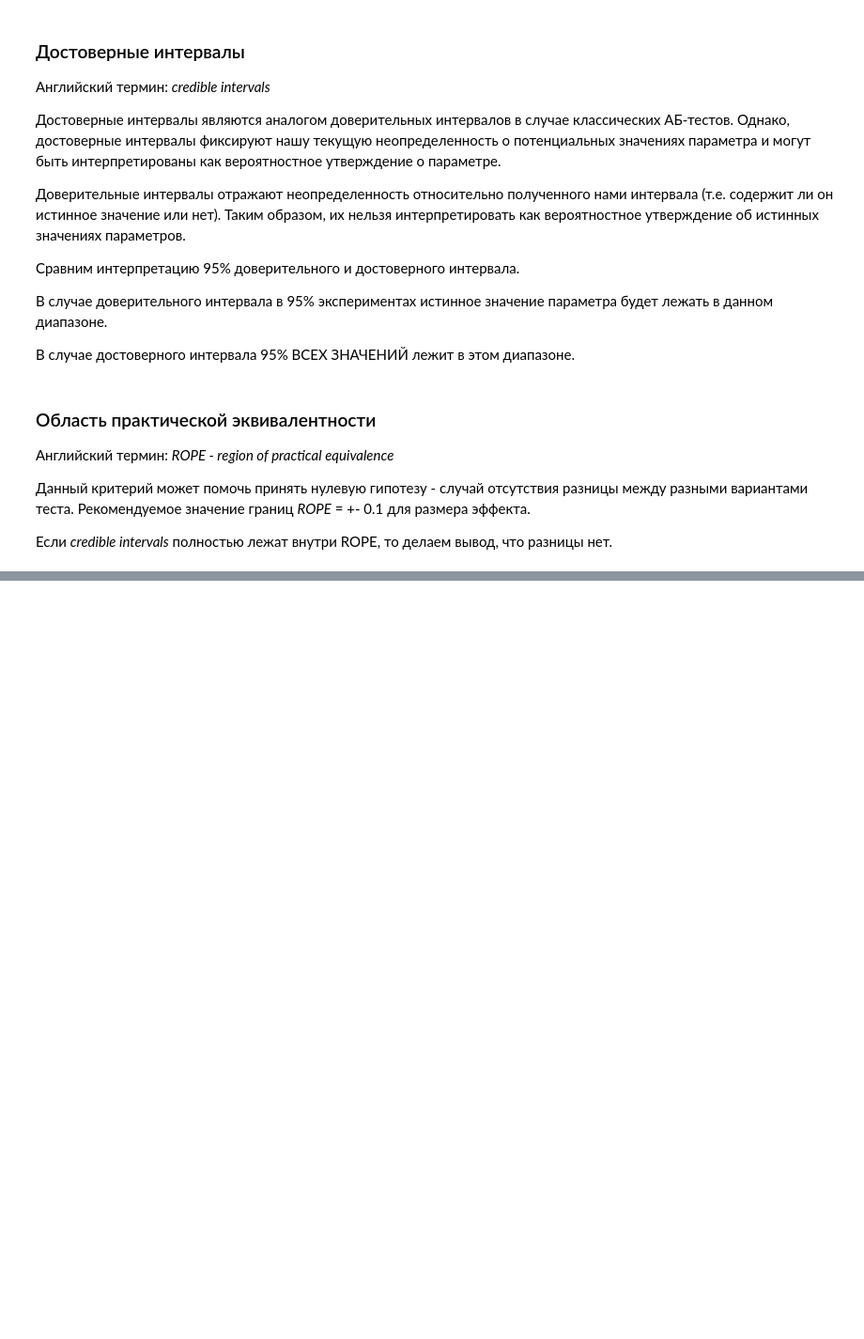
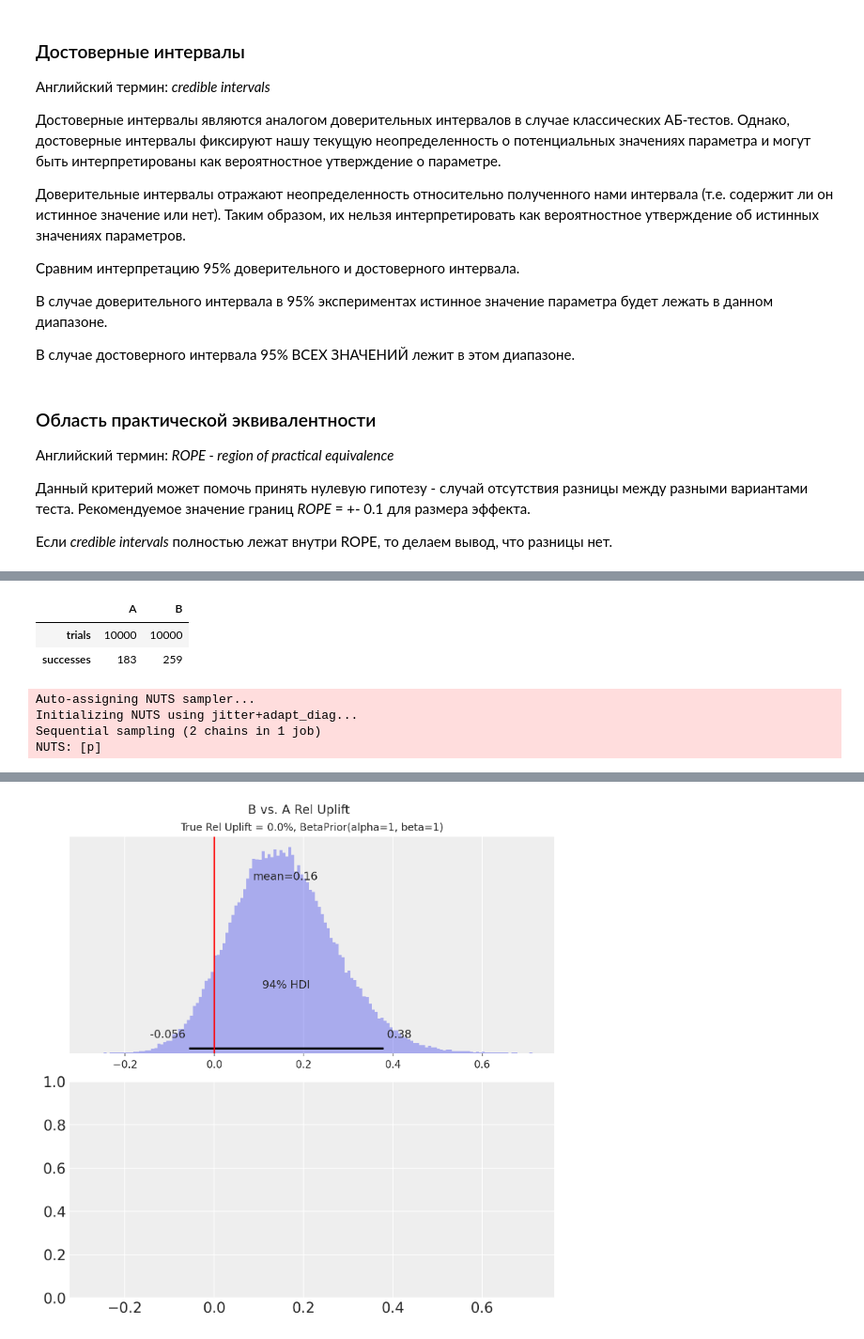
Before and after one commit to iakubovskii7/AB, a Jupyter notebook: Description algorithms/Bayesian_algorithms.ipynb, the cells around one changed output, grey strips where cells are left out. Shown at 94% size. Drawn from its saved outputs; the diff is of its cells as text; code cells hidden in the pictures; blank space fills up the shorter version.

```diff
--- a/Description algorithms/Bayesian_algorithms.ipynb
+++ b/Description algorithms/Bayesian_algorithms.ipynb
@@ -194,0 +357,64 @@ bayesian_metrics(alphas, betas)
+# %%
+def generate_binomial_data(
+        variants: List[str],
+        true_rates: List[float],
+        samples_per_variant: int = 10000
+) -> pd.DataFrame:
+    data = {}
+    np.random.seed(0)
+    for variant, p in zip(variants, true_rates):
+        data[variant] = np.random.binomial(1, p=p, size=samples_per_variant)
+    agg = (
+        pd.DataFrame(data)
+            .aggregate(["count", "sum"])
+            .rename(index={"count": "trials", "sum": "successes"})
+    )
+    return agg
+# Example generated data
+generate_binomial_data(["A", "B"], [0.02, 0.025])
+# %% [output]
+|  | A | B |
+| trials | 10000 | 10000 |
+| successes | 183 | 259 |
+# %%
+def run_scenario_twovariant(
+        variants: List[str],
+        true_rates: List[float],
+        samples_per_variant: int,
+        our_prior: BetaPrior
+        # weak_prior: BetaPrior,
+        # strong_prior: BetaPrior,
+):
+    generated = generate_binomial_data(variants, true_rates, samples_per_variant)
+    data = [BinomialData(**generated[v].to_dict()) for v in variants]
+    with ConversionModelTwoVariant(priors=our_prior).create_model(data):
+        trace_our = pm.sample(draws=50000, return_inferencedata=True, cores=1, chains=2)
+    # with ConversionModelTwoVariant(priors=weak_prior).create_model(data):
+    #     trace_weak = pm.sample(draws=5000, return_inferencedata=True, cores=1, chains=2)
+    # with ConversionModelTwoVariant(priors=strong_prior).create_model(data):
+    #     trace_strong = pm.sample(draws=5000, return_inferencedata=True, cores=1, chains=2)
+
+    true_rel_uplift = true_rates[1] / true_rates[0] - 1
+
+    fig, axs = plt.subplots(2, 1, figsize=(7, 7), sharex=True)
+    az.plot_posterior(trace_our.posterior["reluplift_b"], textsize=10, ax=axs[0], kind="hist")
+    axs[0].set_title(f"True Rel Uplift = {true_rel_uplift:.1%}, {our_prior}", fontsize=10)
+    axs[0].axvline(x=0, color="red")
+    # az.plot_posterior(trace_strong.posterior["reluplift_b"], textsize=10, ax=axs[1], kind="hist")
+    # axs[1].set_title(f"True Rel Uplift = {true_rel_uplift:.1%}, {strong_prior}", fontsize=10)
+    # axs[1].axvline(x=0, color="red")
+    fig.suptitle("B vs. A Rel Uplift")
+    return data
+data = run_scenario_twovariant(
+    variants=["A", "B"],
+    true_rates=[0.02, 0.02],
+    samples_per_variant=10000,
+    our_prior=BetaPrior(alpha=1, beta=1)
+    # weak_prior=BetaPrior(alpha=100, beta=100),
+    # strong_prior=BetaPrior(alpha=10000, beta=10000),
+)
+# %% [output]
+Auto-assigning NUTS sampler...
+Initializing NUTS using jitter+adapt_diag...
+Sequential sampling (2 chains in 1 job)
+NUTS: [p]
@@ -194,0 +424 @@ bayesian_metrics(alphas, betas)
+[figure, added]
```
Also changed, not shown: parts of 32 cells of this notebook, 3 other files.
